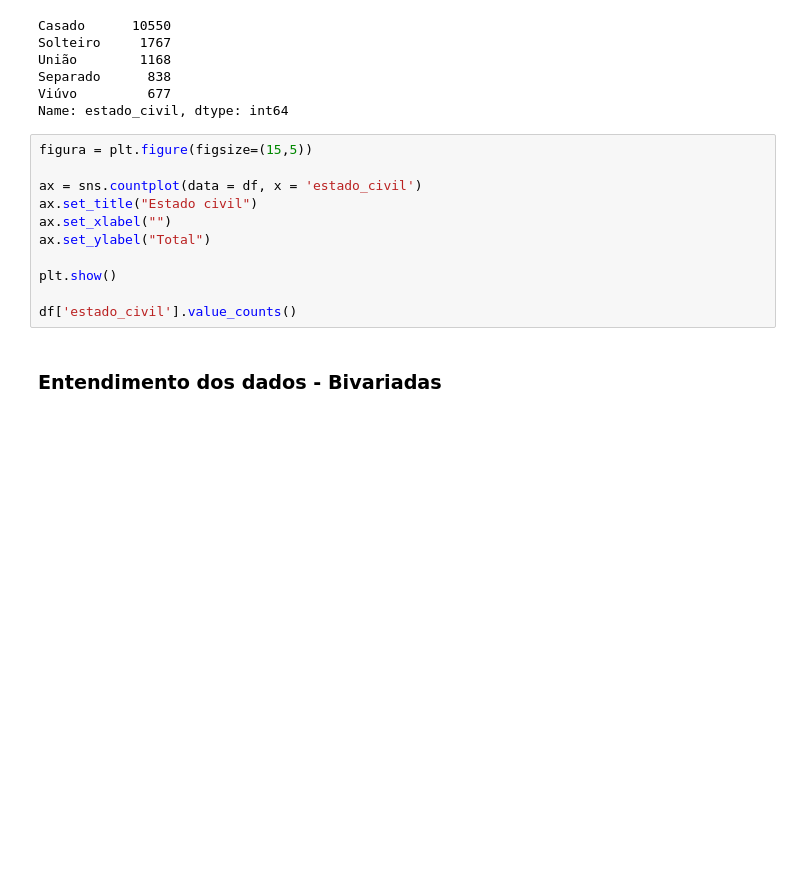
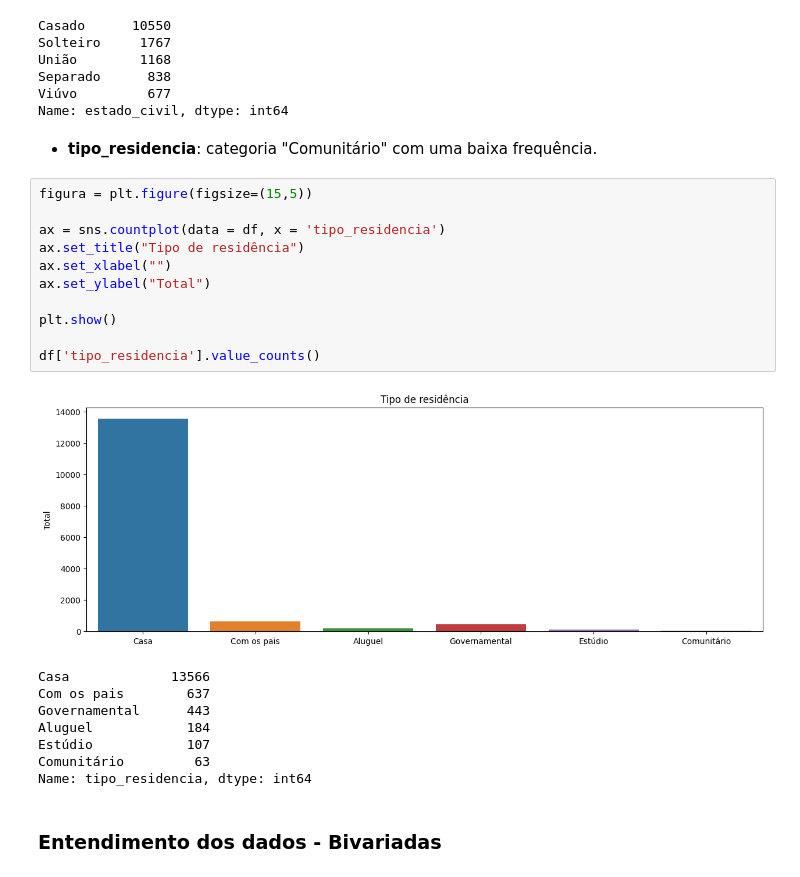
Before and after one commit to daviNGL/EBAC-projeto-previsao-de-renda, a Jupyter notebook: projeto.ipynb, the cells around one changed output. Cells and saved outputs as stored; diff of their text form; blank space fills up the shorter version.

```diff
--- a/projeto.ipynb
+++ b/projeto.ipynb
@@ -241,17 +241,28 @@ União        1168
 Separado      838
 Viúvo         677
 Name: estado_civil, dtype: int64
+# %% [markdown]
+- **tipo_residencia**: categoria "Comunitário" com uma baixa frequência.
 # %%
 figura = plt.figure(figsize=(15,5))
 
-ax = sns.countplot(data = df, x = 'estado_civil')
-ax.set_title("Estado civil")
+ax = sns.countplot(data = df, x = 'tipo_residencia')
+ax.set_title("Tipo de residência")
 ax.set_xlabel("")
 ax.set_ylabel("Total")
 
 plt.show()
 
-df['estado_civil'].value_counts()
+df['tipo_residencia'].value_counts()
+# %% [output]
+[figure, added]
+Casa             13566
+Com os pais        637
+Governamental      443
+Aluguel            184
+Estúdio            107
+Comunitário         63
+Name: tipo_residencia, dtype: int64
 # %% [markdown]
 ### Entendimento dos dados - Bivariadas
 # %% [markdown]
```
Also changed, not shown: 1 other file.
